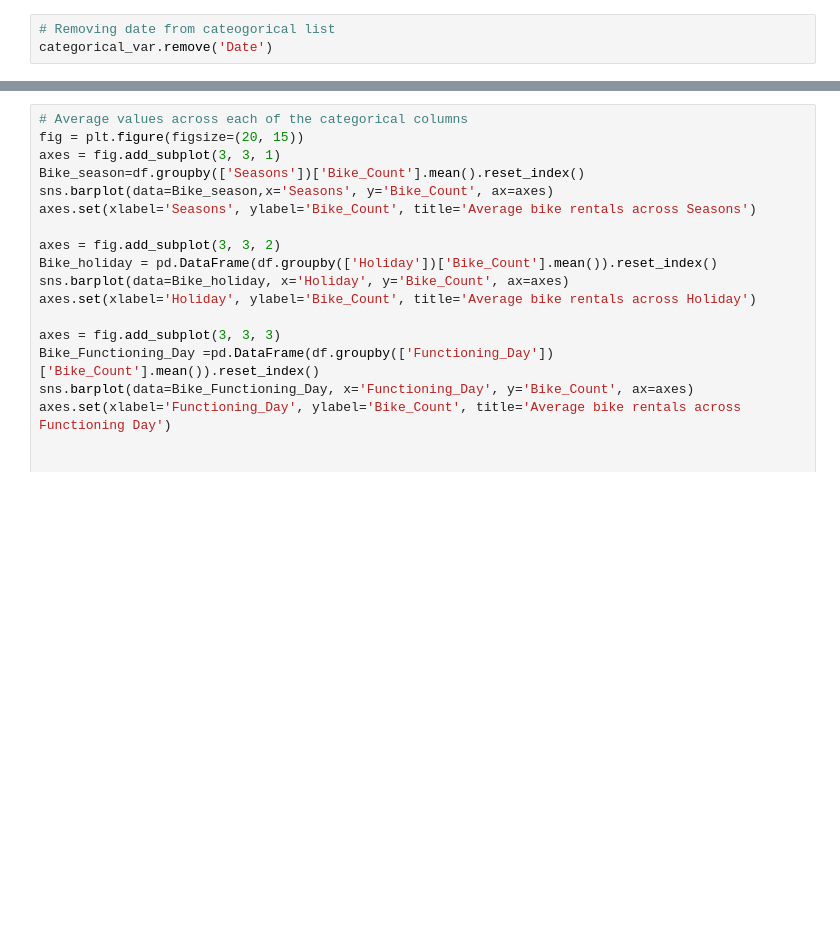
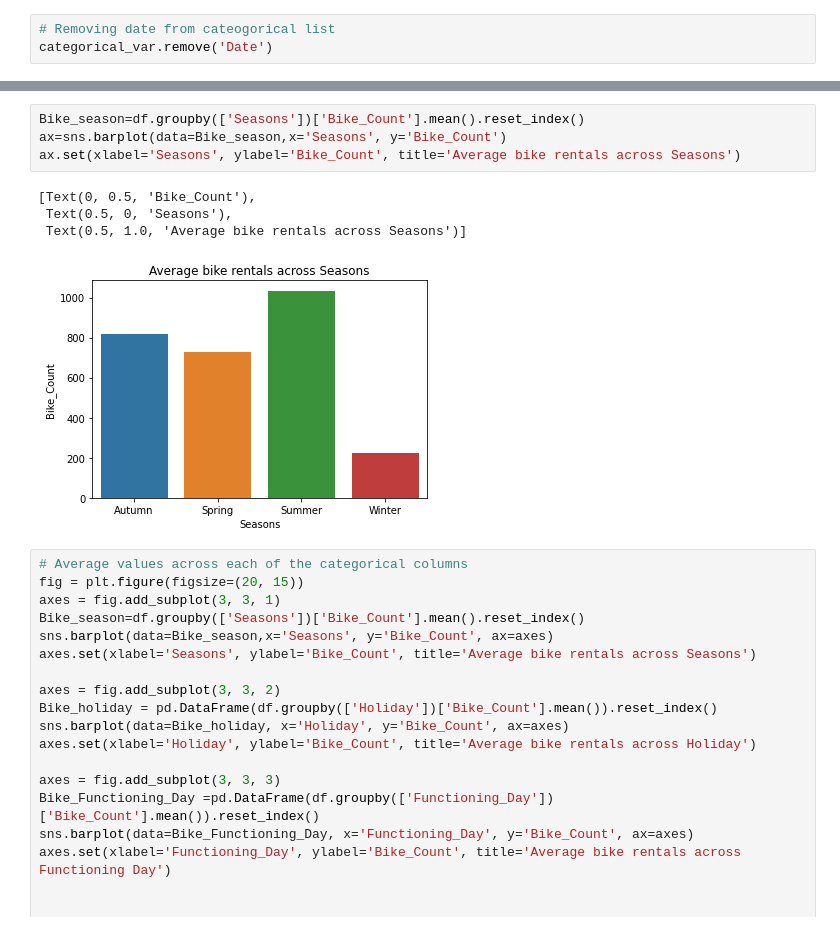
Before and after one commit to junaiskv94/Bike-SHaring-Demand-Prediction, a Jupyter notebook: Bike_Sharing_Demand_Prediction_Capstone_Project.ipynb, the cells around one changed output, grey strips where cells are left out. Saved outputs shown, nothing was run; the diff lists cells and outputs as text; blank space fills up the shorter version.

```diff
--- a/Bike_Sharing_Demand_Prediction_Capstone_Project.ipynb
+++ b/Bike_Sharing_Demand_Prediction_Capstone_Project.ipynb
@@ -263,3 +263,12 @@ categorical_var
+# %%
+Bike_season=df.groupby(['Seasons'])['Bike_Count'].mean().reset_index()
+ax=sns.barplot(data=Bike_season,x='Seasons', y='Bike_Count')
+ax.set(xlabel='Seasons', ylabel='Bike_Count', title='Average bike rentals across Seasons')
+# %% [output]
+[Text(0, 0.5, 'Bike_Count'),
+ Text(0.5, 0, 'Seasons'),
+ Text(0.5, 1.0, 'Average bike rentals across Seasons')]
+[figure, added]
 # %%
 # Average values across each of the categorical columns
 fig = plt.figure(figsize=(20, 15))
```
Also changed, not shown: parts of 19 cells of this notebook.
